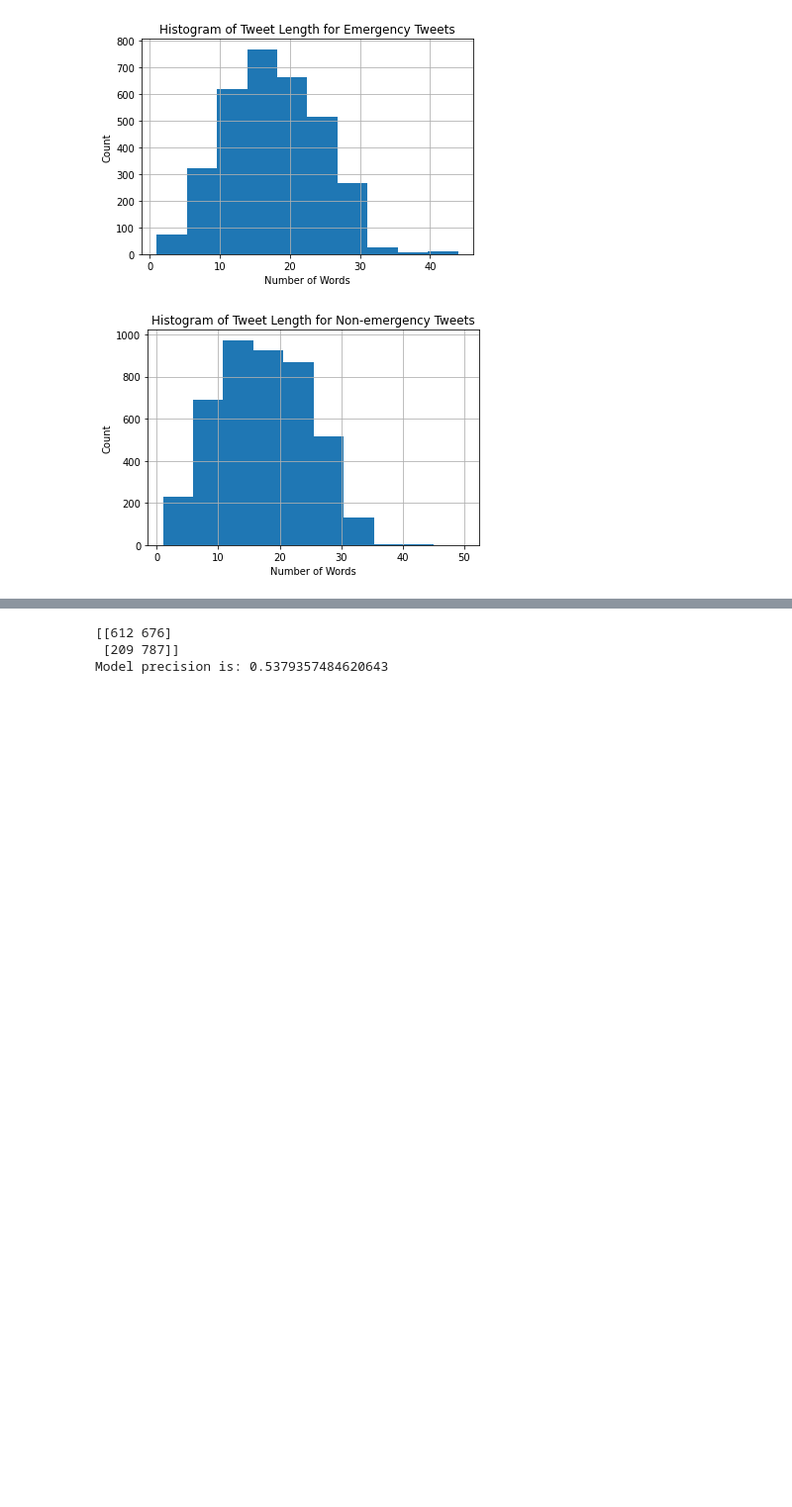
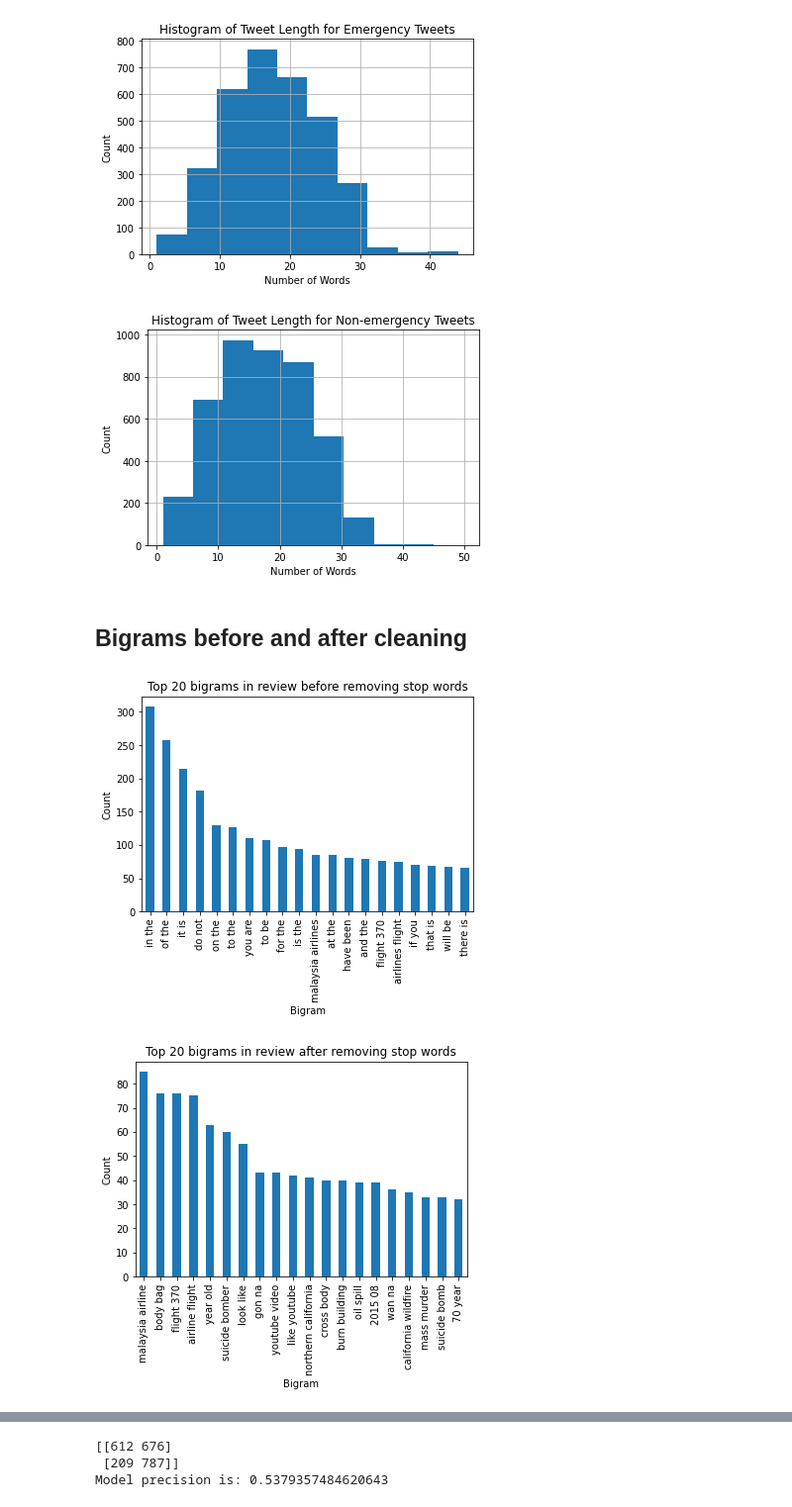
Before and after one commit to christesont/CS4447_FinalProject, a Jupyter notebook: Final_Project.ipynb, the cells around one changed output, grey strips where cells are left out. Shown at 99% size. Saved outputs shown, nothing was run; the diff lists cells and outputs as text; code cells hidden in the pictures; blank space fills up the shorter version.

Commit message:
extracted top model features and plotted them, and added bigrams/trigrams before/after cleaning

```diff
--- a/Final_Project.ipynb
+++ b/Final_Project.ipynb
@@ -179,3 +179,31 @@ Text(0, 0.5, 'Count')
 [figure]
 [figure]
 [figure]
+# %% [markdown]
+## Bigrams before and after cleaning
+# %%
+corpus = text
+# source for bigram:
+# https://towardsdatascience.com/a-complete-exploratory-data-analysis-and-visualization-for-text-data-29fb1b96fb6a
+def get_top_n_bigram(corpus, n=None,gram=2):
+    vec = CountVectorizer(ngram_range=(gram, gram)).fit(corpus)
+    bag_of_words = vec.transform(corpus)
+    sum_words = bag_of_words.sum(axis=0)
+    words_freq = [(word, sum_words[0, idx]) for word, idx in vec.vocabulary_.items()]
+    words_freq =sorted(words_freq, key = lambda x: x[1], reverse=True)
+    return words_freq[:n]
+
+common_words = get_top_n_bigram(traindf['original_tweet'], 20)
+gramdf = pd.DataFrame(common_words, columns = ['original_tweet' , 'count'])
+fig, ax = plt.subplots()
+ax = gramdf.groupby('original_tweet').sum()['count'].sort_values(ascending=False).plot(
+    kind='bar',xlabel='Bigram', ylabel='Count', title='Top 20 bigrams in review before removing stop words')
+
+common_words = get_top_n_bigram(traindf['text'], 20)
+gramdf = pd.DataFrame(common_words, columns = ['text' , 'count'])
+fig, ax = plt.subplots()
+ax =gramdf.groupby('text').sum()['count'].sort_values(ascending=False).plot(
+    kind='bar',xlabel='Bigram', ylabel='Count', title='Top 20 bigrams in review after removing stop words')
+# %% [output]
+[figure, added]
+[figure, added]
```
Also changed, not shown: parts of 4 cells of this notebook.
